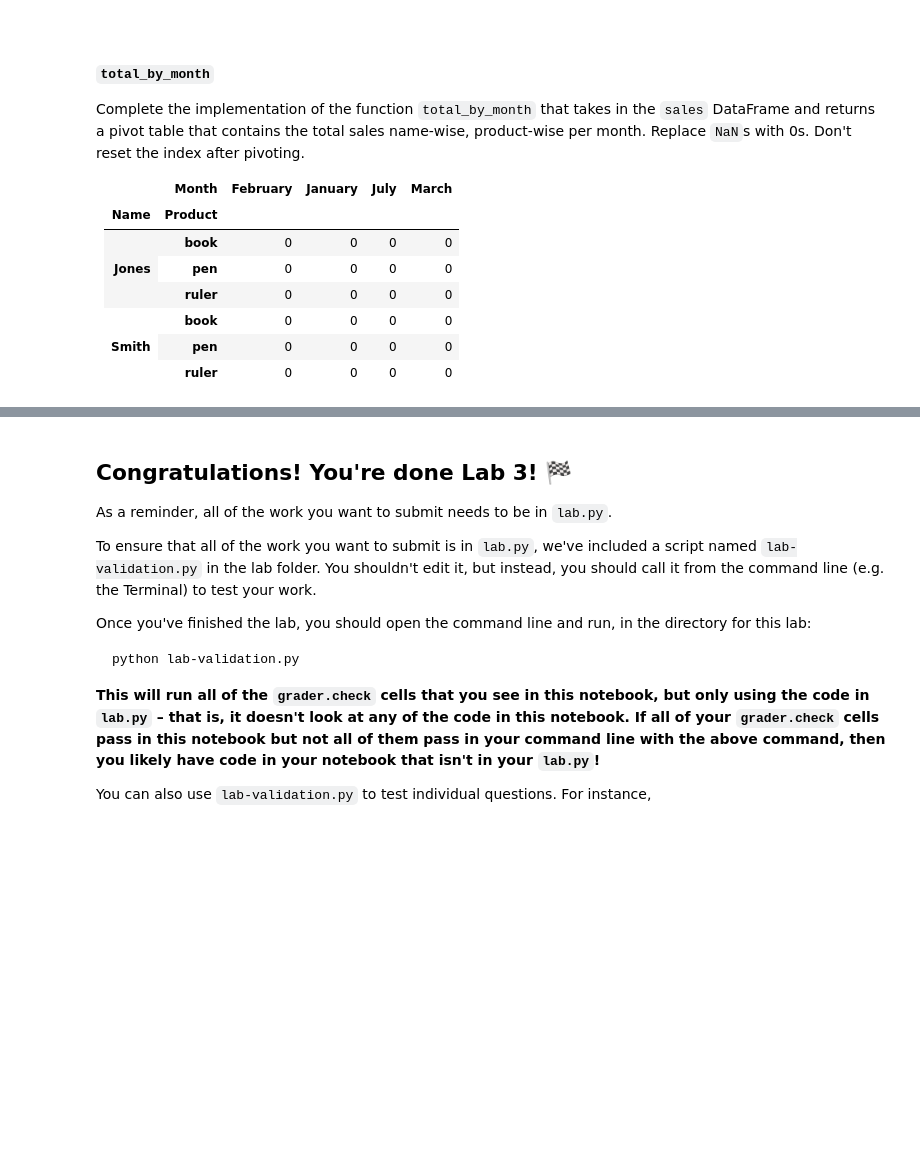
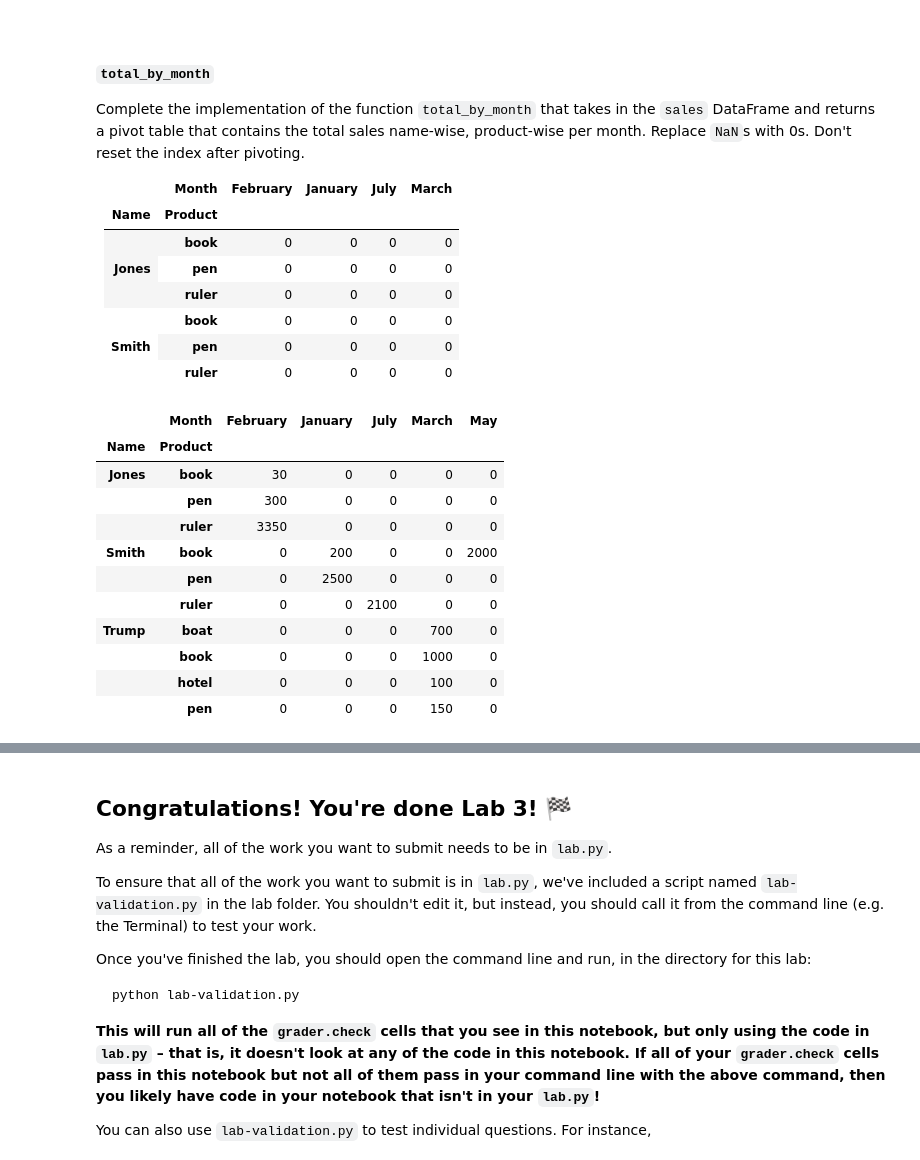
Before and after one commit to j2doan/dsc80-2025-sp, a Jupyter notebook: labs/lab03/lab.ipynb, the cells around one changed output, grey strips where cells are left out. Cells and saved outputs as stored; diff of their text form; code cells hidden in the pictures; blank space fills up the shorter version.

```diff
--- a/labs/lab03/lab.ipynb
+++ b/labs/lab03/lab.ipynb
@@ -389,6 +538,42 @@ Complete the implementation of the function `total_by_month` that takes in the `
     </tr>
   </tbody>
 </table>
+# %%
+fp = Path('data') / 'sales.csv'
+sales = pd.read_csv(fp)
+
+sales.groupby('Name')[['Total']].mean().rename(columns={'Total':'Average Sales'})
+
+sales.pivot_table(index='Name', columns='Product', values='Total', aggfunc='sum')
+
+sales.pivot_table(index=['Product', 'Name'], columns='Date', values='Total', aggfunc='count').fillna(0).astype(int)
+
+pivot_sales = sales.copy()
+
+month_map = {
+    '01': 'January', '02': 'February', '03': 'March', '04': 'April',
+    '05': 'May', '06': 'June', '07': 'July', '08': 'August',
+    '09': 'September', '10': 'October', '11': 'November', '12': 'December'
+}
+
+pivot_sales['Month'] = pivot_sales['Date'].str[:2]
+
+pivot_sales['Month'] = pivot_sales['Month'].map(month_map)
+
+pivot_sales.pivot_table(index=['Name', 'Product'], columns='Month', values='Total', aggfunc='sum').fillna(0).astype(int)
+# %% [output]
+|  | Month | February | January | July | March | May |
+| Name | Product |  |  |  |  |  |
+| Jones | book | 30 | 0 | 0 | 0 | 0 |
+|  | pen | 300 | 0 | 0 | 0 | 0 |
+|  | ruler | 3350 | 0 | 0 | 0 | 0 |
+| Smith | book | 0 | 200 | 0 | 0 | 2000 |
+|  | pen | 0 | 2500 | 0 | 0 | 0 |
+|  | ruler | 0 | 0 | 2100 | 0 | 0 |
+| Trump | boat | 0 | 0 | 0 | 700 | 0 |
+|  | book | 0 | 0 | 0 | 1000 | 0 |
+|  | hotel | 0 | 0 | 0 | 100 | 0 |
+|  | pen | 0 | 0 | 0 | 150 | 0 |
 # %%
 # don't change this cell -- it is needed for the tests to work
 fp = Path('data') / 'sales.csv'
```
Also changed, not shown: parts of 8 cells of this notebook, 2 other files.
